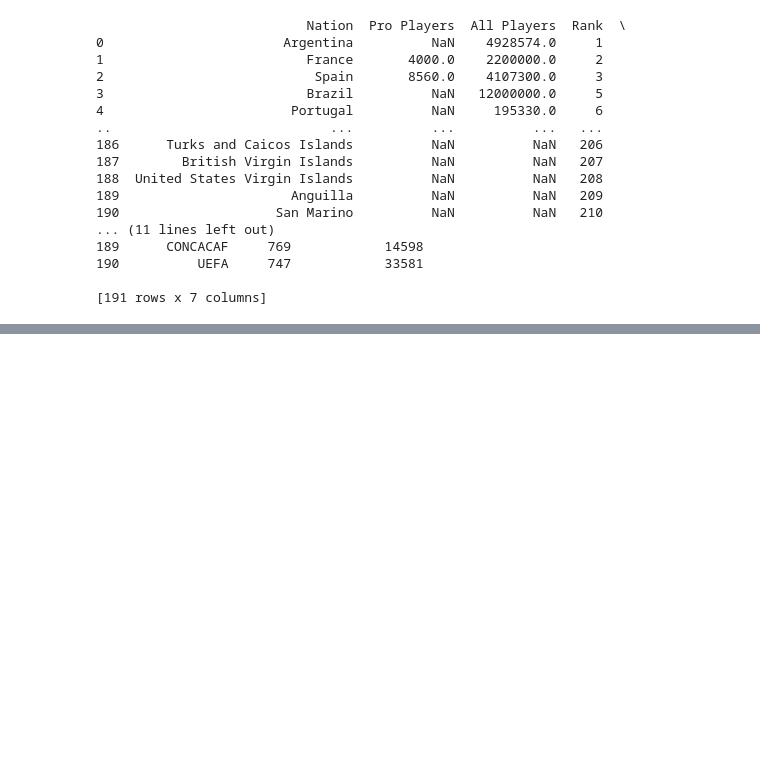
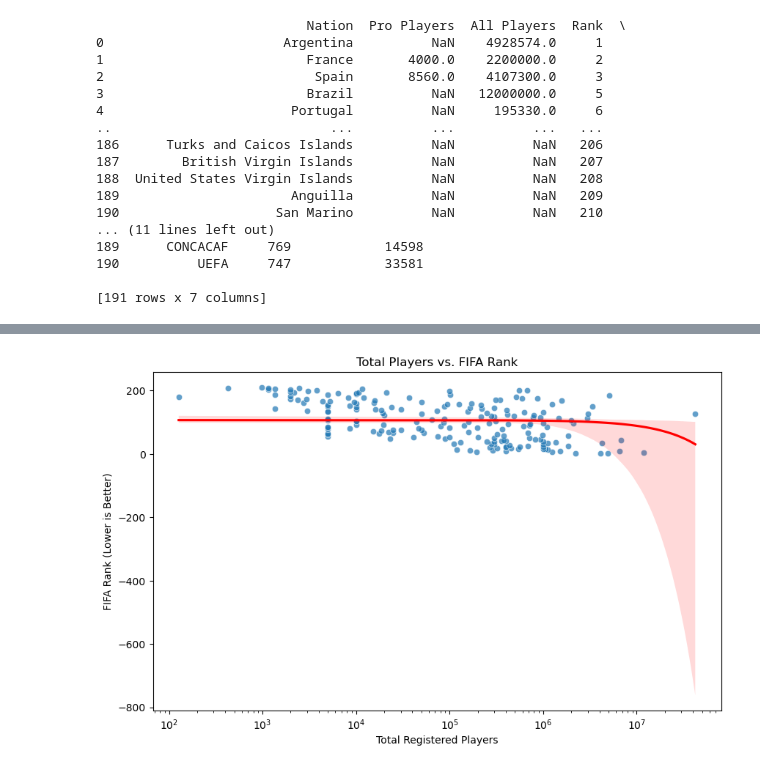
Before and after one commit to ahmad2025-ai/Project_1, a Jupyter notebook: Main.ipynb, the cells around one changed output, grey strips where cells are left out. Drawn from its saved outputs; the diff is of its cells as text; code cells hidden in the pictures; blank space fills up the shorter version.

```diff
--- a/Main.ipynb
+++ b/Main.ipynb
@@ -489,0 +574,16 @@ FIFA_main['Pro to All ratio (%)'] = FIFA_main['Pro to All ratio (%)'].fillna(FIF
+# %%
+#1.Scatter Plot: All Players vs. Rank
+import matplotlib.pyplot as plt
+import seaborn as sns
+
+plt.figure(figsize=(10,6))
+sns.scatterplot(x=FIFA_main["All Players"], y=FIFA_main["Rank"], alpha=0.7)
+sns.regplot(x=FIFA_main["All Players"], y=FIFA_main["Rank"], scatter=False, color="red")
+
+plt.title("Total Players vs. FIFA Rank")
+plt.xlabel("Total Registered Players")
+plt.ylabel("FIFA Rank (Lower is Better)")
+plt.xscale("log")  # Log scale if values are skewed
+plt.show()
+# %% [output]
+[figure, added]
```
Also changed, not shown: parts of 26 cells of this notebook.
